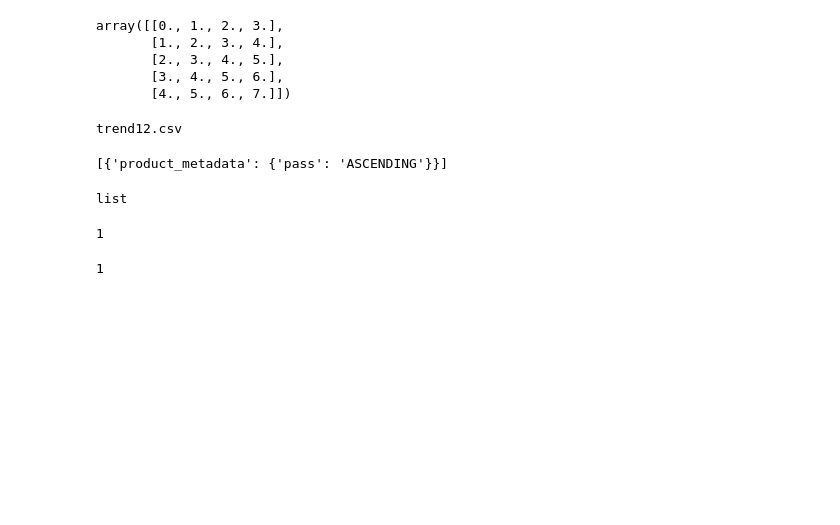
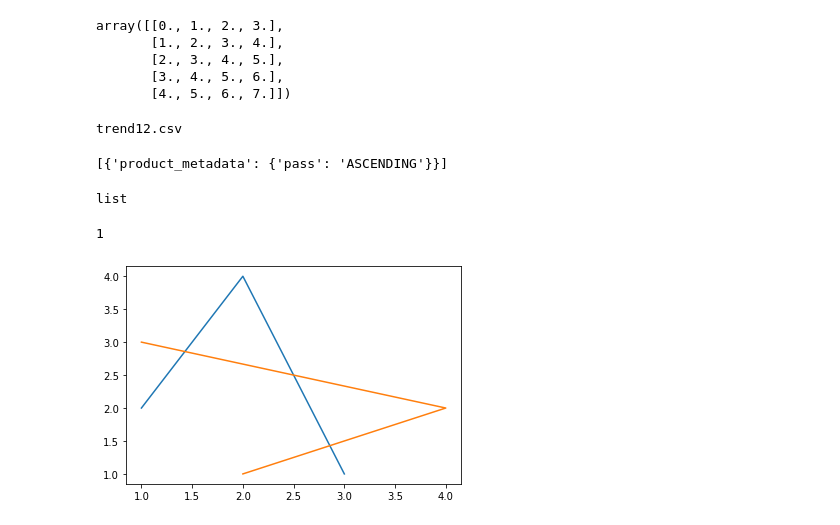
Before and after one commit to NirliptaPande/Vienna, a Jupyter notebook: testing.ipynb, the cells around one changed output. Drawn from its saved outputs; the diff is of its cells as text; code cells hidden in the pictures; blank space fills up the shorter version.

```diff
--- a/testing.ipynb
+++ b/testing.ipynb
@@ -210,10 +208,34 @@ c = 0b0
 # %%
+import os.path
+import matplotlib.pyplot as plt
+c = 0b0
 a= 1
 b= 2
+save_path_t=''
+save_path_c=''
 if(c&0b1 == 0):
-    ip = a
+    save_path_t = './single_op_asc_dsc/asc/trends/'
+    save_path_c = './single_op_asc_dsc/asc/comp/'
 if(c&0b1 == 1):
-    ip = b
-print(ip)
+    save_path_t = './single_op_asc_dsc/dsc/trends/'
+    save_path_c = './single_op_asc_dsc/dsc/comp/'
+
+# x axis values
+x = [1,2,3]
+# corresponding y axis values
+y = [2,4,1]
+
+# plotting the points
+plt.plot(x, y)
+plt.savefig(os.path.join(save_path_t,'%s_%s.svg'%(str(0),str(0))))
+y = [1,2,3]
+# corresponding y axis values
+x = [2,4,1]
+
+# plotting the points
+plt.plot(x, y)
+#print(ip)
+
+plt.savefig(os.path.join(save_path_c,'%s_%s.svg'%(str(0),str(0))))
 # %% [output]
-1
+[figure, added]
```
Also changed, not shown: parts of 1 cell of this notebook, 2 other files.
